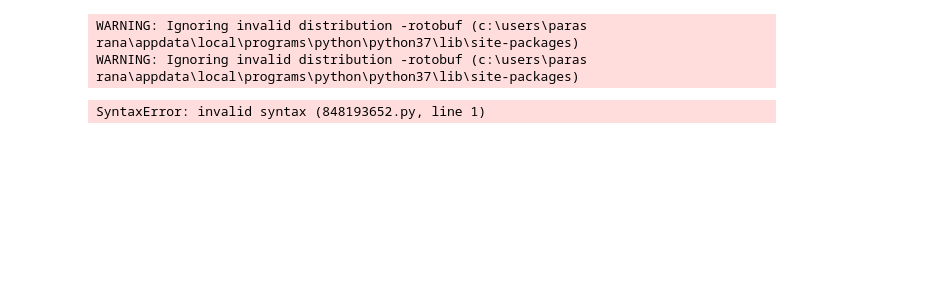
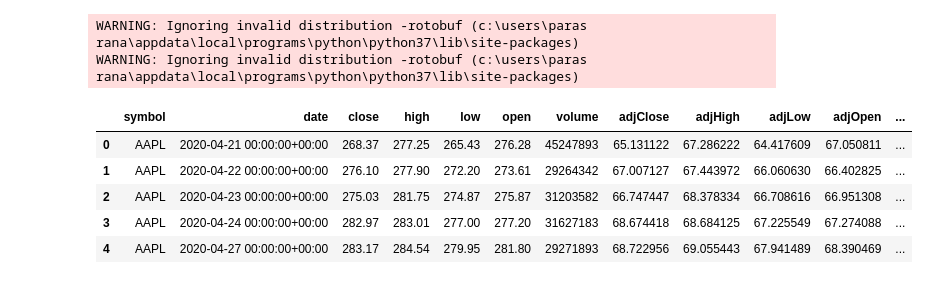
Before and after one commit to ParasRana123/Stock_Prediction_LSTM, a Jupyter notebook: Untitled.ipynb, the cells around one changed output. Cells and saved outputs as stored; diff of their text form; code cells hidden in the pictures; blank space fills up the shorter version.

```diff
--- a/Untitled.ipynb
+++ b/Untitled.ipynb
@@ -18,6 +18,4 @@ WARNING: Ignoring invalid distribution -rotobuf (c:\users\paras rana\appdata\loc
 # %%
 import pandas_datareader as pdr
 # %%
-df = pdr.get_data_tiingo("AAPL" , api_key=1c18833cbb7491532fdf0eacc76ac6d82e426b1c)
+df = pdr.get_data_tiingo("AAPL", api_key="1c18833cbb7491532fdf0eacc76ac6d82e426b1c")
-# %% [output]
-SyntaxError: invalid syntax (848193652.py, line 1)
@@ -23,0 +28,9 @@ SyntaxError: invalid syntax (848193652.py, line 1)
+# %%
+df.head()
+# %% [output]
+|  | symbol | date | close | high | low | open | volume | adjClose | adjHigh | adjLow | adjOpen | ... |
+| 0 | AAPL | 2020-04-21 00:00:00+00:00 | 268.37 | 277.25 | 265.43 | 276.28 | 45247893 | 65.131122 | 67.286222 | 64.417609 | 67.050811 | ... |
+| 1 | AAPL | 2020-04-22 00:00:00+00:00 | 276.10 | 277.90 | 272.20 | 273.61 | 29264342 | 67.007127 | 67.443972 | 66.060630 | 66.402825 | ... |
+| 2 | AAPL | 2020-04-23 00:00:00+00:00 | 275.03 | 281.75 | 274.87 | 275.87 | 31203582 | 66.747447 | 68.378334 | 66.708616 | 66.951308 | ... |
+| 3 | AAPL | 2020-04-24 00:00:00+00:00 | 282.97 | 283.01 | 277.00 | 277.20 | 31627183 | 68.674418 | 68.684125 | 67.225549 | 67.274088 | ... |
+| 4 | AAPL | 2020-04-27 00:00:00+00:00 | 283.17 | 284.54 | 279.95 | 281.80 | 29271893 | 68.722956 | 69.055443 | 67.941489 | 68.390469 | ... |
```
Also changed, not shown: parts of 14 cells of this notebook, 2 other files.
